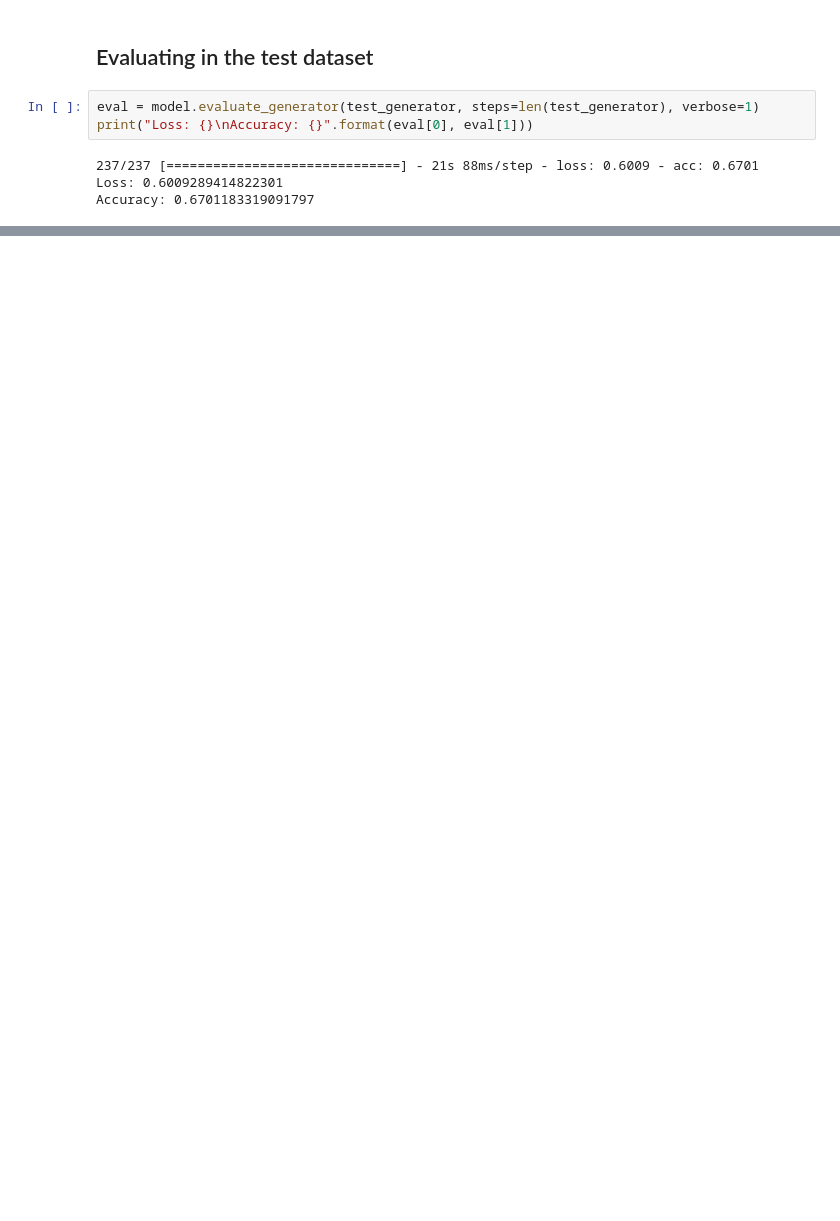
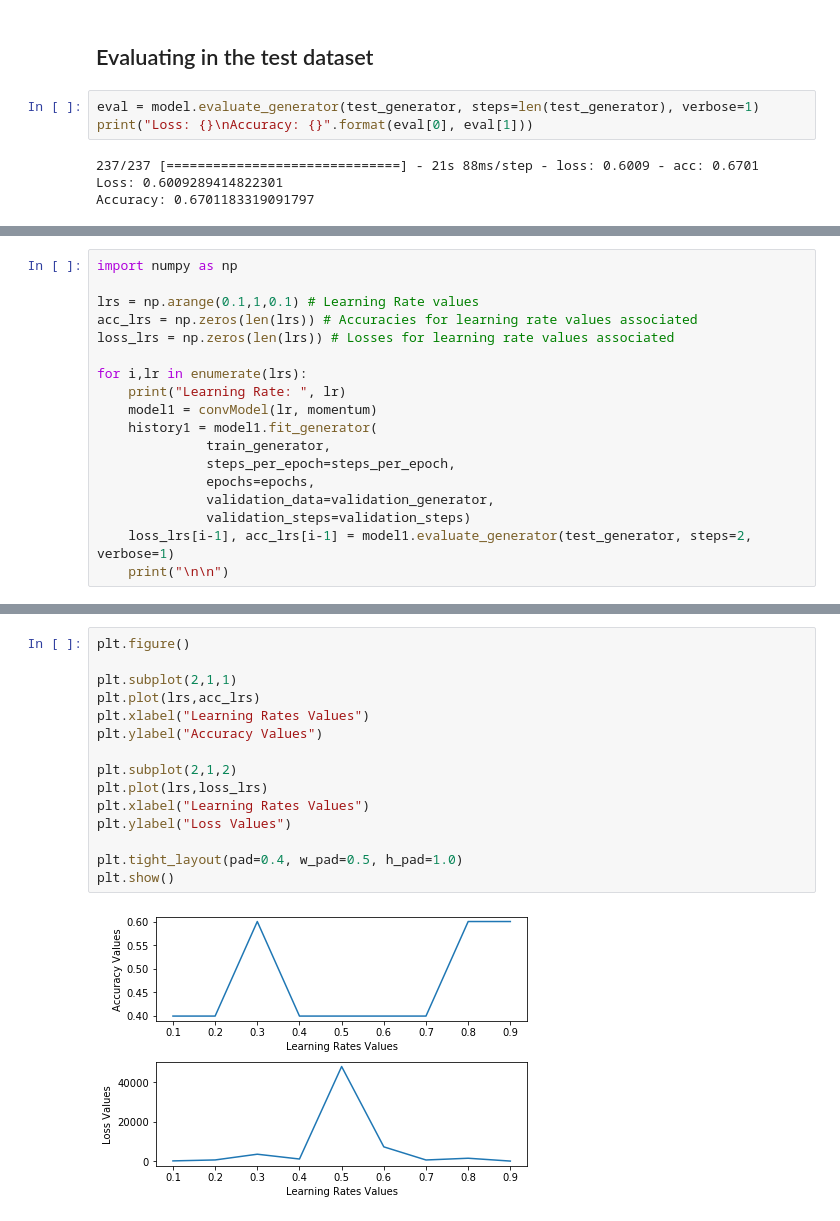
Before and after one commit to cleversonahum/UFPA-DeepLearning, a Jupyter notebook: convnets-catdog/convnets-catdog.ipynb, the cells around one changed output, grey strips where cells are left out. Saved outputs shown, nothing was run; the diff lists cells and outputs as text; blank space fills up the shorter version.

Commit message:
varying learning rate value and observing results

```diff
--- a/convnets-catdog/convnets-catdog.ipynb
+++ b/convnets-catdog/convnets-catdog.ipynb
@@ -260,0 +299,18 @@ Accuracy: 0.6701183319091797
+# %%
+import numpy as np
+
+lrs = np.arange(0.1,1,0.1) # Learning Rate values
+acc_lrs = np.zeros(len(lrs)) # Accuracies for learning rate values associated
+loss_lrs = np.zeros(len(lrs)) # Losses for learning rate values associated
+
+for i,lr in enumerate(lrs):
+    print("Learning Rate: ", lr)
+    model1 = convModel(lr, momentum)
+    history1 = model1.fit_generator(
+              train_generator,
+              steps_per_epoch=steps_per_epoch,
+              epochs=epochs,
+              validation_data=validation_generator,
+              validation_steps=validation_steps)
+    loss_lrs[i-1], acc_lrs[i-1] = model1.evaluate_generator(test_generator, steps=2, verbose=1)
+    print("\n\n")
@@ -260,0 +336,17 @@ Accuracy: 0.6701183319091797
+# %%
+plt.figure()
+
+plt.subplot(2,1,1)
+plt.plot(lrs,acc_lrs)
+plt.xlabel("Learning Rates Values")
+plt.ylabel("Accuracy Values")
+
+plt.subplot(2,1,2)
+plt.plot(lrs,loss_lrs)
+plt.xlabel("Learning Rates Values")
+plt.ylabel("Loss Values")
+
+plt.tight_layout(pad=0.4, w_pad=0.5, h_pad=1.0)
+plt.show()
+# %% [output]
+[figure, added]
```
Also changed, not shown: parts of 8 cells of this notebook.
